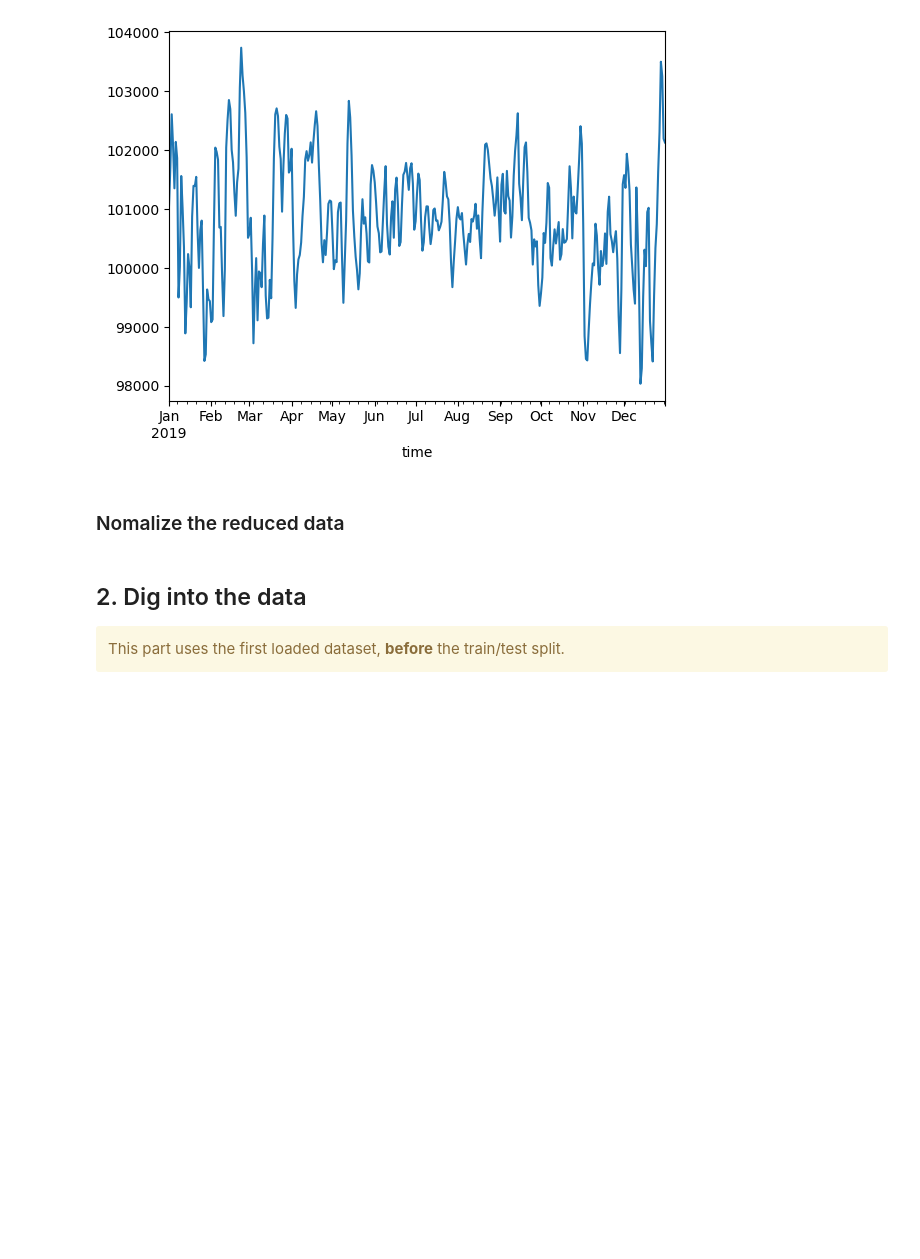
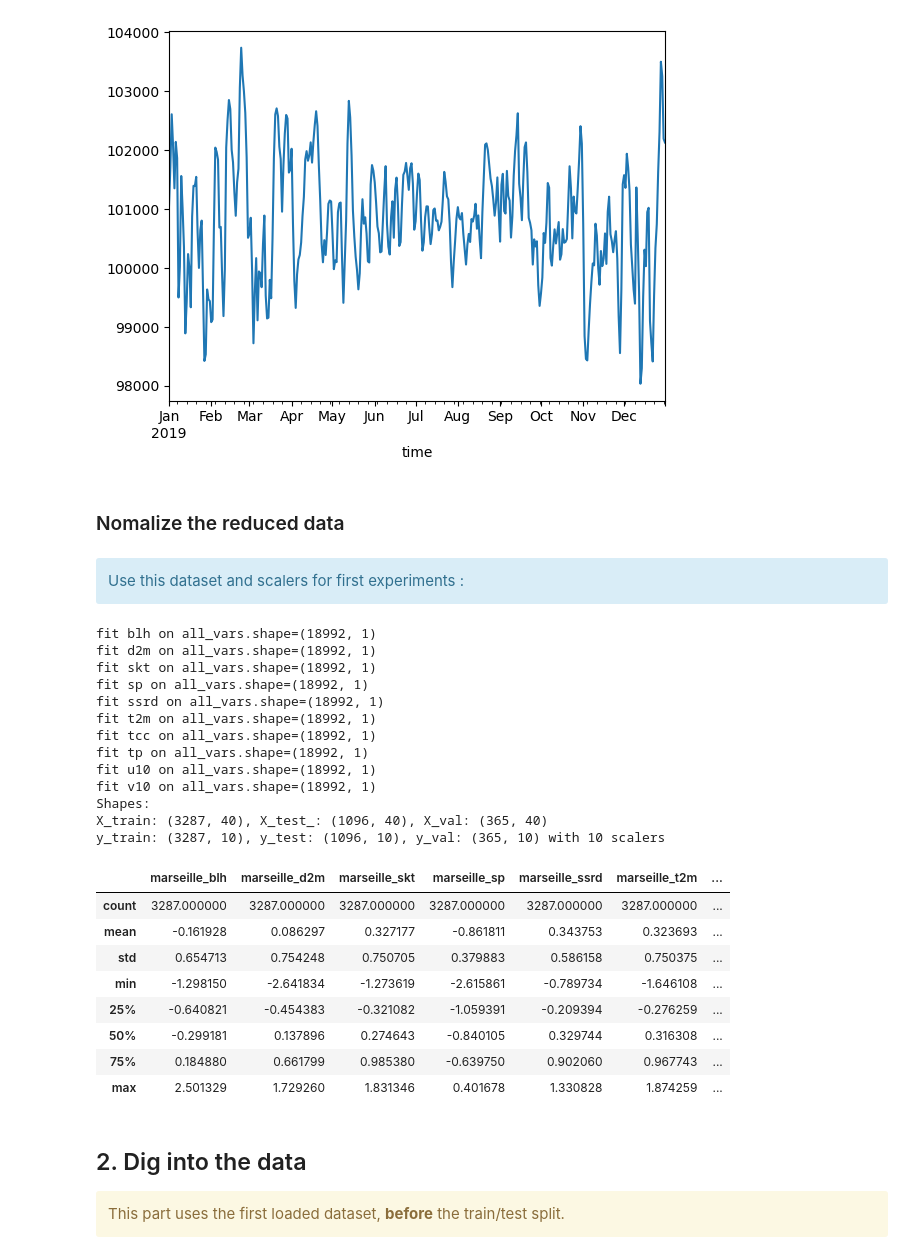
Before and after one commit to waddason/ML_ClimateEnergy_project2024, a Jupyter notebook: dataLoading.ipynb, the cells around one changed output. Saved outputs shown, nothing was run; the diff lists cells and outputs as text; code cells hidden in the pictures; blank space fills up the shorter version.

```diff
--- a/dataLoading.ipynb
+++ b/dataLoading.ipynb
@@ -585,3 +582,43 @@ scaler_X = StandardScaler()
+# %% [markdown]
+
+<div class='alert alert-block alert-info'>
+Use this dataset and scalers for first experiments :
+</div>
+# %%
+# Read the data
+X_train_rn, X_test_rn, X_val_rn, y_train_rn, y_test_rn, y_val_rn, scalers = (
+    load_red_norm_data()
+)
+print(
+    f"Shapes: \nX_train: {X_train_rn.shape}, X_test_: {X_test_rn.shape}, X_val: {X_val_rn.shape}\n"
+    f"y_train: {y_train_rn.shape}, y_test: {y_test_rn.shape}, y_val: {y_val_rn.shape}"
+    f" with {len(scalers)} scalers"
+)
+# Control
+X_train_rn.describe()
+# %% [output]
+fit blh on all_vars.shape=(18992, 1)
+fit d2m on all_vars.shape=(18992, 1)
+fit skt on all_vars.shape=(18992, 1)
+fit sp on all_vars.shape=(18992, 1)
+fit ssrd on all_vars.shape=(18992, 1)
+fit t2m on all_vars.shape=(18992, 1)
+fit tcc on all_vars.shape=(18992, 1)
+fit tp on all_vars.shape=(18992, 1)
+fit u10 on all_vars.shape=(18992, 1)
+fit v10 on all_vars.shape=(18992, 1)
+Shapes:
+X_train: (3287, 40), X_test_: (1096, 40), X_val: (365, 40)
+y_train: (3287, 10), y_test: (1096, 10), y_val: (365, 10) with 10 scalers
+|  | marseille_blh | marseille_d2m | marseille_skt | marseille_sp | marseille_ssrd | marseille_t2m | ... |
+| count | 3287.000000 | 3287.000000 | 3287.000000 | 3287.000000 | 3287.000000 | 3287.000000 | ... |
+| mean | -0.161928 | 0.086297 | 0.327177 | -0.861811 | 0.343753 | 0.323693 | ... |
+| std | 0.654713 | 0.754248 | 0.750705 | 0.379883 | 0.586158 | 0.750375 | ... |
+| min | -1.298150 | -2.641834 | -1.273619 | -2.615861 | -0.789734 | -1.646108 | ... |
+| 25% | -0.640821 | -0.454383 | -0.321082 | -1.059391 | -0.209394 | -0.276259 | ... |
+| 50% | -0.299181 | 0.137896 | 0.274643 | -0.840105 | 0.329744 | 0.316308 | ... |
+| 75% | 0.184880 | 0.661799 | 0.985380 | -0.639750 | 0.902060 | 0.967743 | ... |
+| max | 2.501329 | 1.729260 | 1.831346 | 0.401678 | 1.330828 | 1.874259 | ... |
 # %% [markdown]
 ## 2. Dig into the data
 
```
Also changed, not shown: parts of 2 cells of this notebook, 2 other files.
